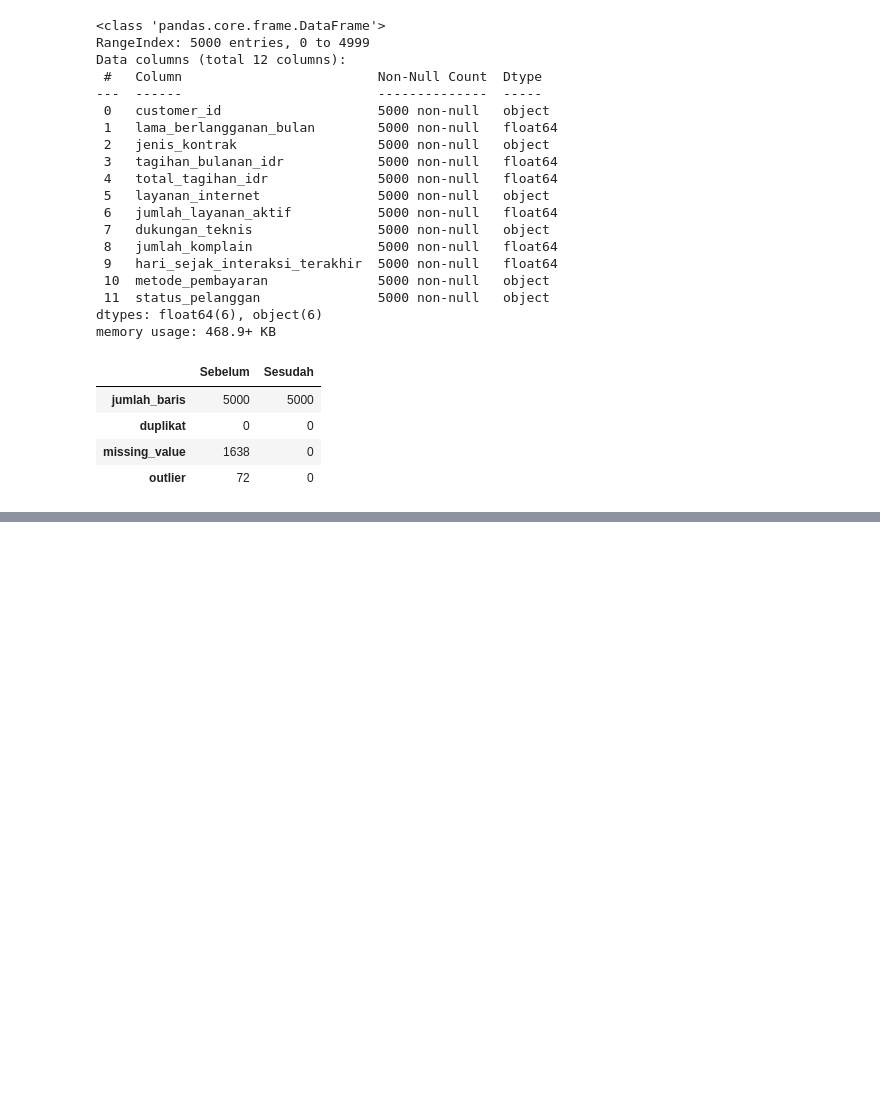
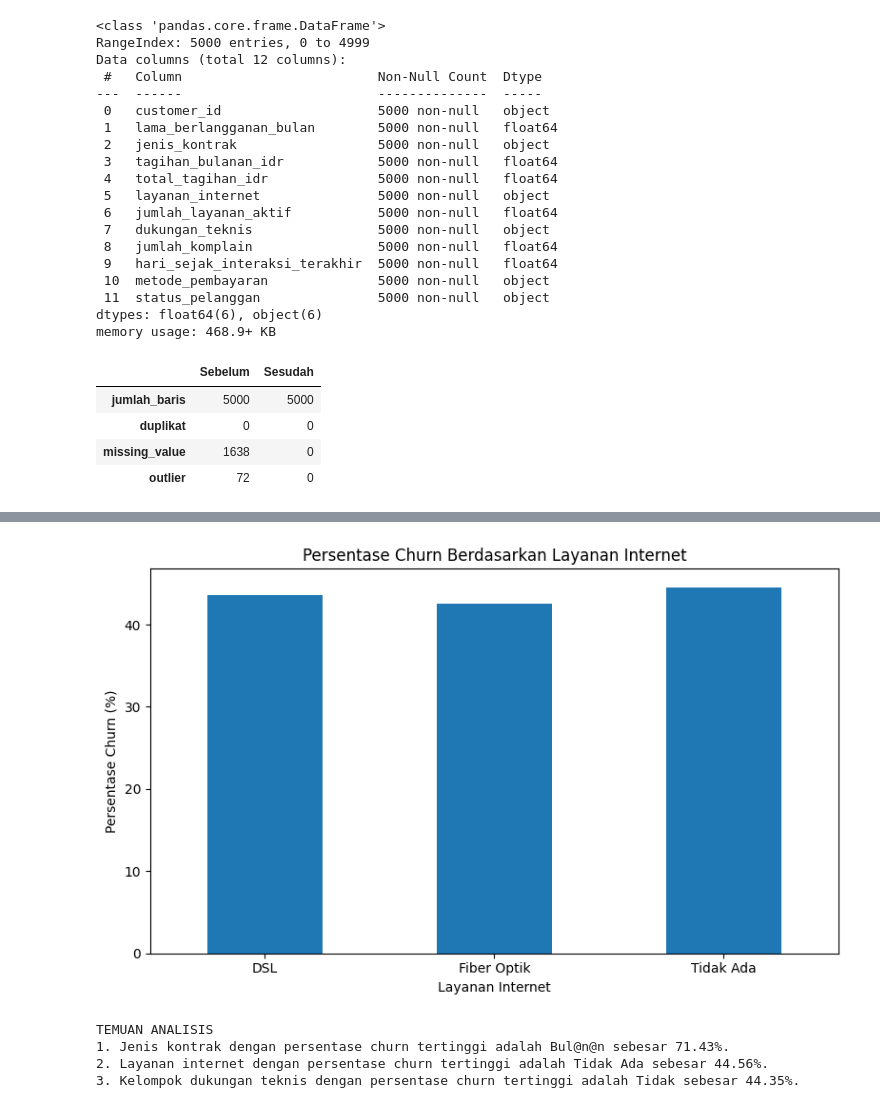
Before and after one commit to IpanTEKNIKINFORMATIKA/Latihan-Mobile, a Jupyter notebook: Hands_On_3.ipynb, the cells around one changed output, grey strips where cells are left out. Drawn from its saved outputs; the diff is of its cells as text; code cells hidden in the pictures; blank space fills up the shorter version.

```diff
--- a/Hands_On_3.ipynb
+++ b/Hands_On_3.ipynb
@@ -275,0 +397,11 @@ display(laporan)
+# %%
+persentase_churn_internet = (
+    df.assign(
+        churn=(df["status_pelanggan"] == "Churn")
+    )
+    .groupby("layanan_internet")["churn"]
+    .mean() * 100
+).round(2)
+
+print("Persentase churn berdasarkan layanan internet:")
+display(persentase_churn_internet)
@@ -275,0 +507,47 @@ display(laporan)
+# %%
+# Grafik persentase churn berdasarkan layanan internet
+plt.figure(figsize=(8, 5))
+
+persentase_churn_internet.plot(
+    kind="bar",
+    rot=0
+)
+
+plt.title("Persentase Churn Berdasarkan Layanan Internet")
+plt.xlabel("Layanan Internet")
+plt.ylabel("Persentase Churn (%)")
+plt.tight_layout()
+plt.show()
+# %% [output]
+[figure, added]
+# %%
+kontrak_tertinggi = persentase_churn_kontrak.idxmax()
+nilai_kontrak = persentase_churn_kontrak.max()
+
+internet_tertinggi = persentase_churn_internet.idxmax()
+nilai_internet = persentase_churn_internet.max()
+
+teknis_tertinggi = persentase_churn_teknis.idxmax()
+nilai_teknis = persentase_churn_teknis.max()
+
+print("TEMUAN ANALISIS")
+
+print(
+    f"1. Jenis kontrak dengan persentase churn tertinggi "
+    f"adalah {kontrak_tertinggi} sebesar {nilai_kontrak}%."
+)
+
+print(
+    f"2. Layanan internet dengan persentase churn tertinggi "
+    f"adalah {internet_tertinggi} sebesar {nilai_internet}%."
+)
+
+print(
+    f"3. Kelompok dukungan teknis dengan persentase churn tertinggi "
+    f"adalah {teknis_tertinggi} sebesar {nilai_teknis}%."
+)
+# %% [output]
+TEMUAN ANALISIS
+1. Jenis kontrak dengan persentase churn tertinggi adalah Bul@n@n sebesar 71.43%.
+2. Layanan internet dengan persentase churn tertinggi adalah Tidak Ada sebesar 44.56%.
+3. Kelompok dukungan teknis dengan persentase churn tertinggi adalah Tidak sebesar 44.35%.
```
Also changed, not shown: parts of 15 cells of this notebook.
